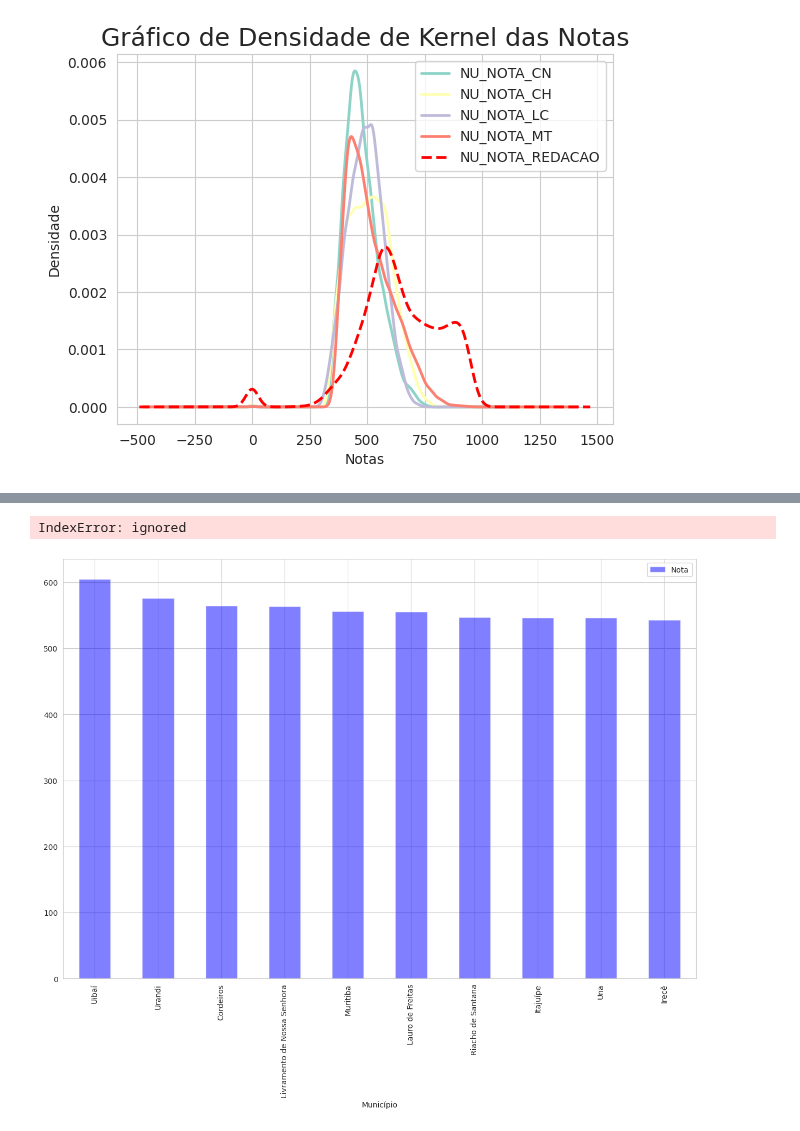
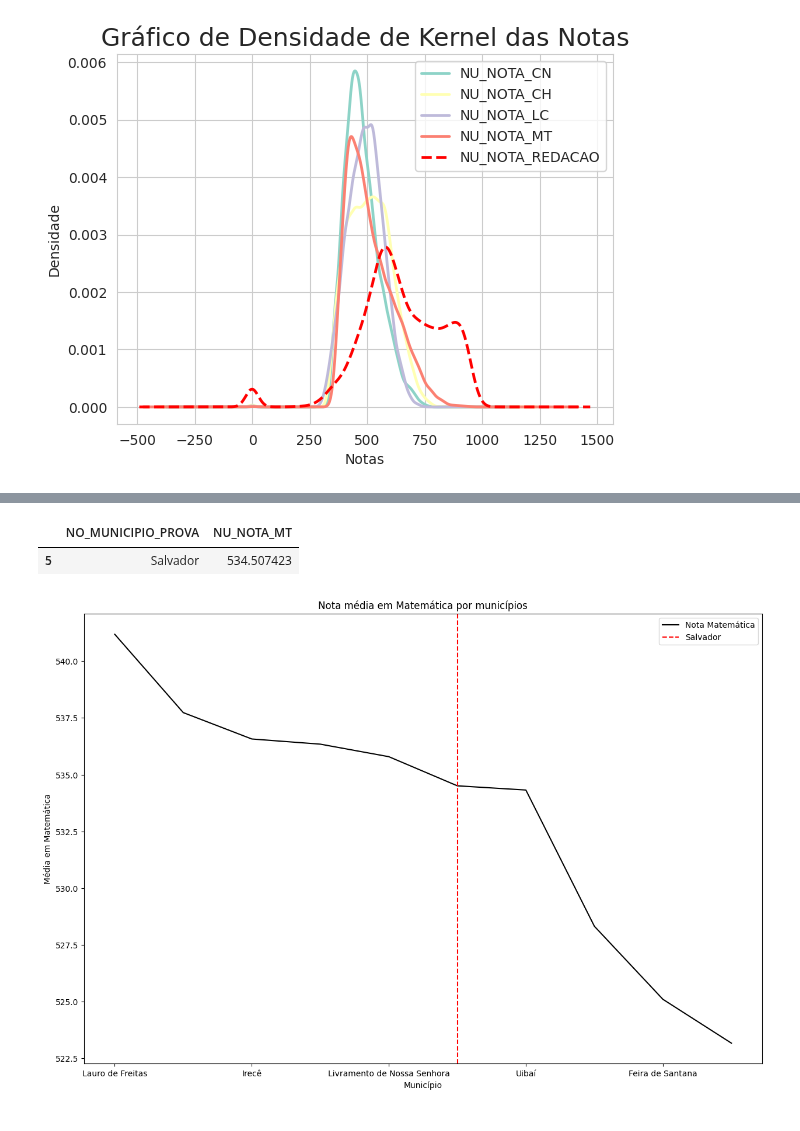
Before and after one commit to Bruno-Santana-Eco/Analise-de-Dados-ENEM, a Jupyter notebook: Análise de Dados.ipynb, the cells around one changed output, grey strips where cells are left out. Drawn from its saved outputs; the diff is of its cells as text; code cells hidden in the pictures.

```diff
--- a/Análise de Dados.ipynb
+++ b/Análise de Dados.ipynb
@@ -119,5 +121,5 @@ Mounted at /content/drive
 # %%
-dfba = pd.read_csv('dados_enem_2021_BA.csv')
+dfba = pd.read_csv('/content/drive/MyDrive/Colab Notebooks/dados_enem_2021_BA.csv') #No drive
 # %% [markdown]
 #### Após feita essas pequenas alterações e ver do que se trata os dados, podemos tentar levantar algumas hípoteses aos dados (Análise Exploratória).
 
@@ -613,4 +589,17 @@ dfba.groupby(by = ['NO_MUNICIPIO_PROVA']).agg({'NU_NOTA_MT':np.mean})
+# %%
+dfbamun[dfbamun['NO_MUNICIPIO_PROVA'] == 'Salvador']
+# %% [output]
+|  | NO_MUNICIPIO_PROVA | NU_NOTA_MT |
+| 5 | Salvador | 534.507423 |
 # %%
+
+# Calculando a média de Salvador
+media_salvador = dfba[dfba['NO_MUNICIPIO_PROVA'] == 'Salvador']['NU_NOTA_MT'].mean()
+
+# Plotando o gráfico
+ax = dfba.groupby(by='NO_MUNICIPIO_PROVA').agg({'NU_NOTA_MT': np.mean}).reset_index().rename(columns={'NU_NOTA_MT': 'Nota Matemática', 'NO_MUNICIPIO_PROVA': 'Município'}).nlargest(n=10, columns='Nota Matemática').plot(x='Município', y='Nota Matemática', figsize=(15, 10), color='k', ylabel='Média em Matemática', title='Nota média em Matemática por municípios')
+ax.axvline(x=5, color='red', linestyle='dashed', label='Salvador')
+ax.legend()
+plt.show()
 # %% [output]
-IndexError: ignored
-[figure, old version]
+[figure, new version]
```
Also changed, not shown: parts of 5 cells of this notebook.
